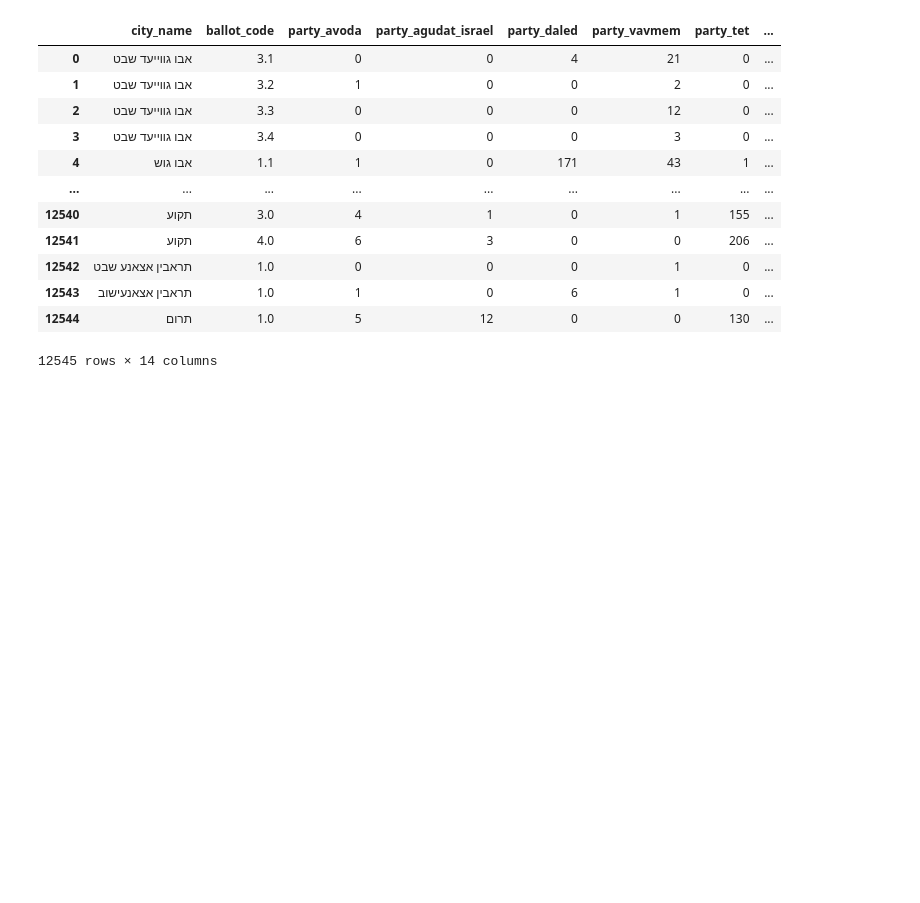
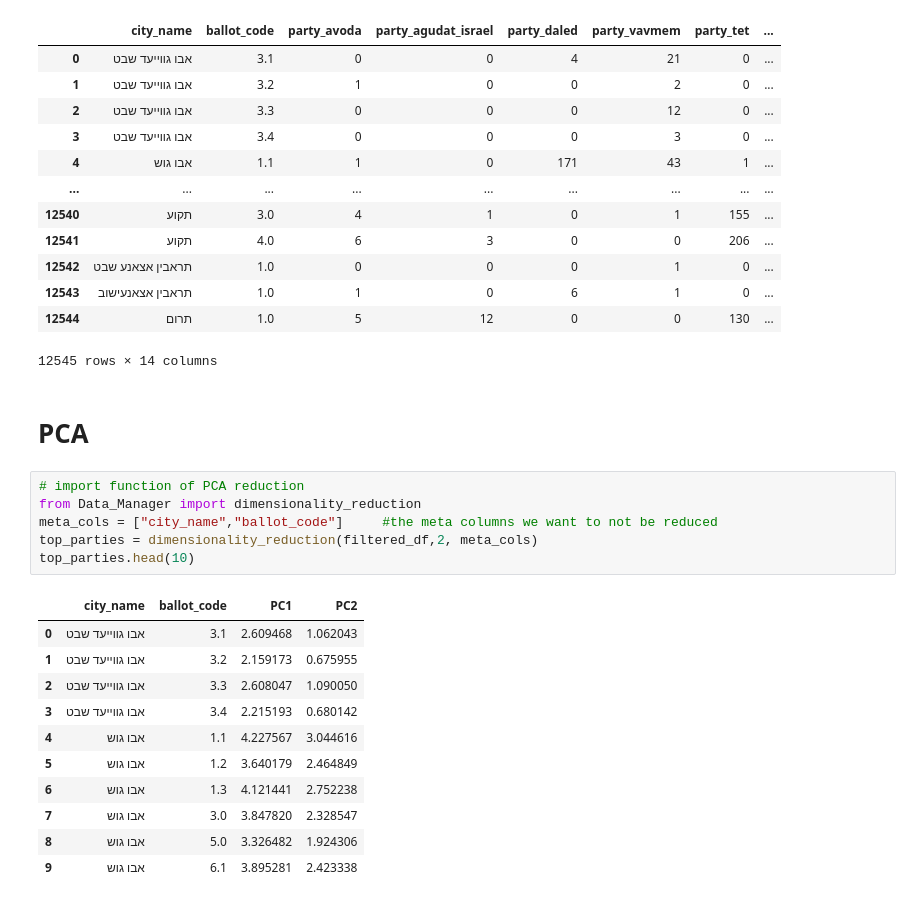
Before and after one commit to JohnniesHere/Machine-Learning-Course, a Jupyter notebook: Assignment_1/Election_Data_Analysis/Demonstration_book.ipynb, the cells around one changed output. Drawn from its saved outputs; the diff is of its cells as text; blank space fills up the shorter version.

```diff
--- a/Assignment_1/Election_Data_Analysis/Demonstration_book.ipynb
+++ b/Assignment_1/Election_Data_Analysis/Demonstration_book.ipynb
@@ -76,3 +76,23 @@ filtered_df
 | 12543 | תראבין אצאנעישוב | 1.0 | 1 | 0 | 6 | 1 | 0 | ... |
 | 12544 | תרום | 1.0 | 5 | 12 | 0 | 0 | 130 | ... |
 12545 rows × 14 columns
+# %% [markdown]
+# PCA
+# %%
+# import function of PCA reduction
+from Data_Manager import dimensionality_reduction
+meta_cols = ["city_name","ballot_code"]     #the meta columns we want to not be reduced
+top_parties = dimensionality_reduction(filtered_df,2, meta_cols)
+top_parties.head(10)
+# %% [output]
+|  | city_name | ballot_code | PC1 | PC2 |
+| 0 | אבו גווייעד שבט | 3.1 | 2.609468 | 1.062043 |
+| 1 | אבו גווייעד שבט | 3.2 | 2.159173 | 0.675955 |
+| 2 | אבו גווייעד שבט | 3.3 | 2.608047 | 1.090050 |
+| 3 | אבו גווייעד שבט | 3.4 | 2.215193 | 0.680142 |
+| 4 | אבו גוש | 1.1 | 4.227567 | 3.044616 |
+| 5 | אבו גוש | 1.2 | 3.640179 | 2.464849 |
+| 6 | אבו גוש | 1.3 | 4.121441 | 2.752238 |
+| 7 | אבו גוש | 3.0 | 3.847820 | 2.328547 |
+| 8 | אבו גוש | 5.0 | 3.326482 | 1.924306 |
+| 9 | אבו גוש | 6.1 | 3.895281 | 2.423338 |
```
Also changed, not shown: 1 other file.
